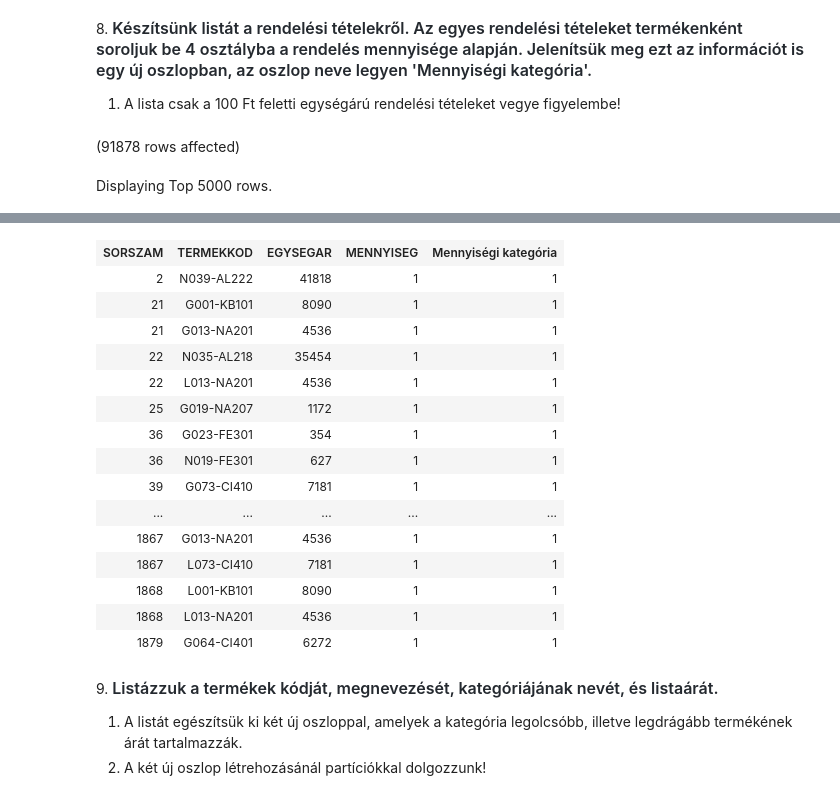
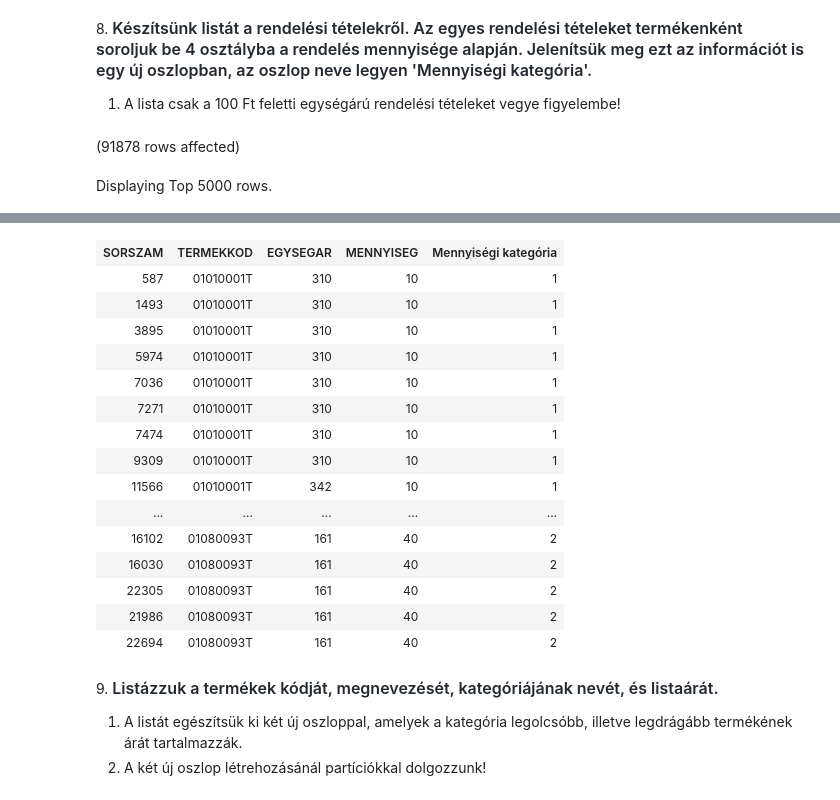
Before and after one commit to Blankanator/adatbazis, a Jupyter notebook: gyakorlat05_feladatok.ipynb, the cells around one changed output, grey strips where cells are left out. Cells and saved outputs as stored; diff of their text form; code cells hidden in the pictures.

```diff
--- a/gyakorlat05_feladatok.ipynb
+++ b/gyakorlat05_feladatok.ipynb
@@ -144,7 +144,7 @@ Total execution time: 00:00:00.021
 # %%
 --NTILE()
 SELECT *,
-    NTILE(4) OVER(PARTITION BY MENNYISEG ORDER BY SORSZAM) AS 'Mennyiségi kategória'
+    NTILE(4) OVER(PARTITION BY TERMEKKOD ORDER BY MENNYISEG) AS 'Mennyiségi kategória'
 FROM Rendeles_tetel
 WHERE EGYSEGAR > 100
 # %% [output]
@@ -154,19 +154,19 @@ Total execution time: 00:00:00.689
 | SORSZAM | TERMEKKOD | EGYSEGAR | MENNYISEG | Mennyiségi kategória |
-| 2 | N039-AL222 | 41818 | 1 | 1 |
-| 21 | G001-KB101 | 8090 | 1 | 1 |
-| 21 | G013-NA201 | 4536 | 1 | 1 |
-| 22 | N035-AL218 | 35454 | 1 | 1 |
-| 22 | L013-NA201 | 4536 | 1 | 1 |
-| 25 | G019-NA207 | 1172 | 1 | 1 |
-| 36 | G023-FE301 | 354 | 1 | 1 |
-| 36 | N019-FE301 | 627 | 1 | 1 |
-| 39 | G073-CI410 | 7181 | 1 | 1 |
+| 587 | 01010001T | 310 | 10 | 1 |
+| 1493 | 01010001T | 310 | 10 | 1 |
+| 3895 | 01010001T | 310 | 10 | 1 |
+| 5974 | 01010001T | 310 | 10 | 1 |
+| 7036 | 01010001T | 310 | 10 | 1 |
+| 7271 | 01010001T | 310 | 10 | 1 |
+| 7474 | 01010001T | 310 | 10 | 1 |
+| 9309 | 01010001T | 310 | 10 | 1 |
+| 11566 | 01010001T | 342 | 10 | 1 |
 | ... | ... | ... | ... | ... |
-| 1867 | G013-NA201 | 4536 | 1 | 1 |
-| 1867 | L073-CI410 | 7181 | 1 | 1 |
-| 1868 | L001-KB101 | 8090 | 1 | 1 |
-| 1868 | L013-NA201 | 4536 | 1 | 1 |
-| 1879 | G064-CI401 | 6272 | 1 | 1 |
+| 16102 | 01080093T | 161 | 40 | 2 |
+| 16030 | 01080093T | 161 | 40 | 2 |
+| 22305 | 01080093T | 161 | 40 | 2 |
+| 21986 | 01080093T | 161 | 40 | 2 |
+| 22694 | 01080093T | 161 | 40 | 2 |
 # %% [markdown]
 9. <span style="font-weight: 600; color: rgb(36, 41, 47); font-family: -apple-system, BlinkMacSystemFont, &quot;Segoe UI&quot;, Helvetica, Arial, sans-serif, &quot;Apple Color Emoji&quot;, &quot;Segoe UI Emoji&quot;; font-size: 16px;">Listázzuk a termékek kódját, megnevezését, kategóriájának nevét, és listaárát.</span>
 
```
Also changed, not shown: parts of 3 cells of this notebook.
